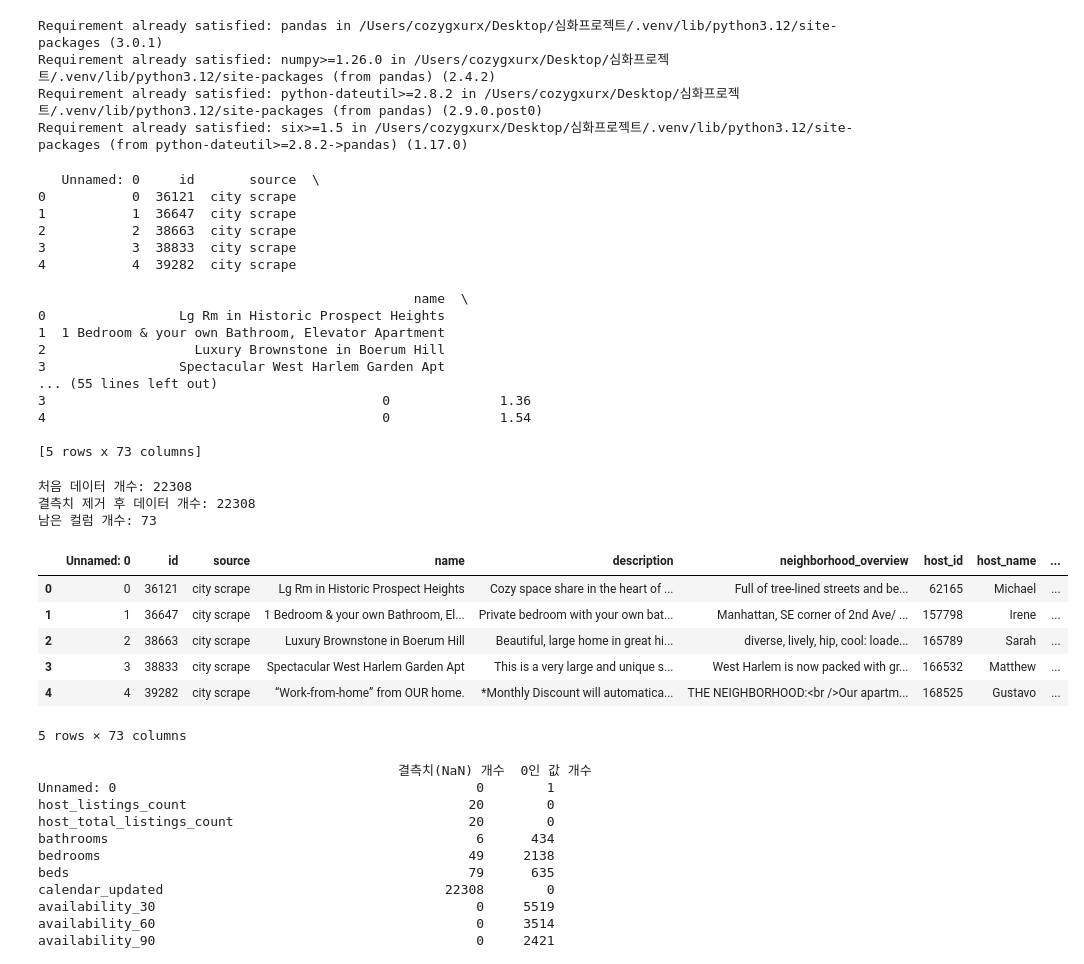
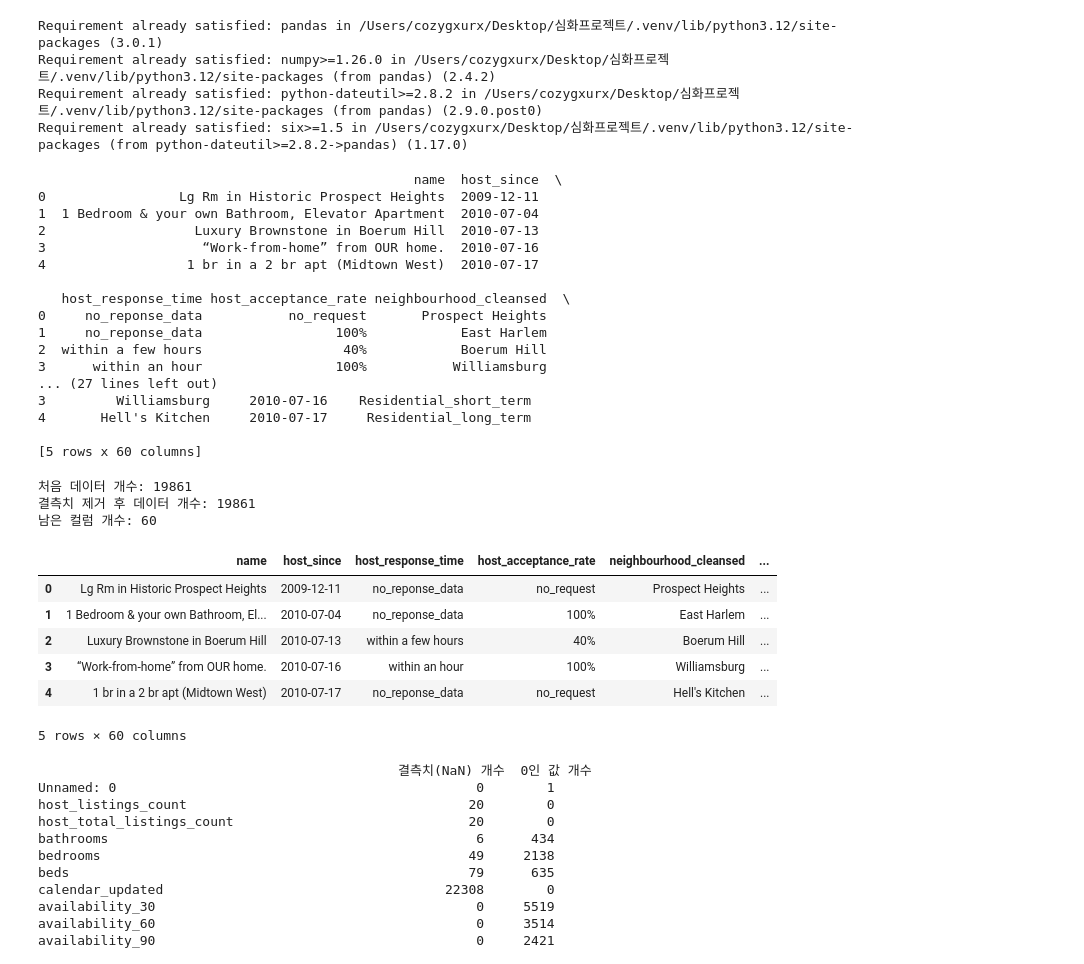
Before and after one commit to motimit/second_project, a Jupyter notebook: Kyuri_EDA/project_han.ipynb, the cells around one changed output. Drawn from its saved outputs; the diff is of its cells as text; code cells hidden in the pictures.

```diff
--- a/Kyuri_EDA/project_han.ipynb
+++ b/Kyuri_EDA/project_han.ipynb
@@ -8,57 +8,52 @@ Requirement already satisfied: six>=1.5 in /Users/cozygxurx/Desktop/심ᄒ
 # %%
 import pandas as pd
 
-df = pd.read_csv('2025_Airbnb_NYC_listings.csv')
+df = pd.read_csv('../공유/final_cleaned_airbnb.csv')
 print(df.head())
 # %% [output]
-   Unnamed: 0     id       source  \
-0           0  36121  city scrape
-1           1  36647  city scrape
-2           2  38663  city scrape
-3           3  38833  city scrape
-4           4  39282  city scrape
+                                                name  host_since  \
+0                 Lg Rm in Historic Prospect Heights  2009-12-11
+1  1 Bedroom & your own Bathroom, Elevator Apartment  2010-07-04
+2                   Luxury Brownstone in Boerum Hill  2010-07-13
+3                    “Work-from-home” from OUR home.  2010-07-16
+4                  1 br in a 2 br apt (Midtown West)  2010-07-17
 
-                                                name  \
-0                 Lg Rm in Historic Prospect Heights
-1  1 Bedroom & your own Bathroom, Elevator Apartment
-2                   Luxury Brownstone in Boerum Hill
-3                 Spectacular West Harlem Garden Apt
-... (55 lines left out)
-3                                           0              1.36
-4                                           0              1.54
+   host_response_time host_acceptance_rate neighbourhood_cleansed  \
+0     no_reponse_data           no_request       Prospect Heights
+1     no_reponse_data                 100%            East Harlem
+2  within a few hours                  40%            Boerum Hill
+3      within an hour                 100%           Williamsburg
+... (27 lines left out)
+3         Williamsburg     2010-07-16    Residential_short_term
+4       Hell's Kitchen     2010-07-17     Residential_long_term
 
-[5 rows x 73 columns]
+[5 rows x 60 columns]
 # %%
-df = pd.read_csv('2025_Airbnb_NYC_listings.csv')
-
-#price 숫자형으로 먼저 변환
-df['price'] = df['price'].str.replace('$', '').str.replace(',', '').astype(float)
-
 #A: 중요한 컬럼(이름, 호스트명, 가격)이 없는 행은 삭제
 df_cleaned = df.dropna(subset=['name', 'price'])
 
 #B: 너무 비어있는 컬럼(예: neighborhood_overview 등)은 컬럼 자체를 삭제 / 데이터의 50% 이상이 비어있는 컬럼 삭제
 #df_cleaned = df_cleaned.dropna(thresh=len(df_cleaned)*0.5, axis=1)
 
 #C: 숫자형 데이터 중 남은 결측치는 0으로 채우기
 num = df_cleaned.select_dtypes(include=['number']).columns
 df_cleaned[num] = df_cleaned[num].fillna(0)
 
 print(f"처음 데이터 개수: {len(df)}")
 print(f"결측치 제거 후 데이터 개수: {len(df_cleaned)}")
 print(f"남은 컬럼 개수: {len(df_cleaned.columns)}")
 
 #정제 데이터 확인
 display(df_cleaned.head())
 # %% [output]
-처음 데이터 개수: 22308
-결측치 제거 후 데이터 개수: 22308
-남은 컬럼 개수: 73
+처음 데이터 개수: 19861
+결측치 제거 후 데이터 개수: 19861
+남은 컬럼 개수: 60
-|  | Unnamed: 0 | id | source | name | description | neighborhood_overview | host_id | host_name | ... |
-| 0 | 0 | 36121 | city scrape | Lg Rm in Historic Prospect Heights | Cozy space share in the heart of ... | Full of tree-lined streets and be... | 62165 | Michael | ... |
-| 1 | 1 | 36647 | city scrape | 1 Bedroom & your own Bathroom, El... | Private bedroom with your own bat... | Manhattan, SE corner of 2nd Ave/ ... | 157798 | Irene | ... |
-| 2 | 2 | 38663 | city scrape | Luxury Brownstone in Boerum Hill | Beautiful, large home in great hi... | diverse, lively, hip, cool: loade... | 165789 | Sarah | ... |
-| 3 | 3 | 38833 | city scrape | Spectacular West Harlem Garden Apt | This is a very large and unique s... | West Harlem is now packed with gr... | 166532 | Matthew | ... |
-| 4 | 4 | 39282 | city scrape | “Work-from-home” from OUR home. | *Monthly Discount will automatica... | THE NEIGHBORHOOD:<br />Our apartm... | 168525 | Gustavo | ... |
+|  | name | host_since | host_response_time | host_acceptance_rate | neighbourhood_cleansed | ... |
+| 0 | Lg Rm in Historic Prospect Heights | 2009-12-11 | no_reponse_data | no_request | Prospect Heights | ... |
+| 1 | 1 Bedroom & your own Bathroom, El... | 2010-07-04 | no_reponse_data | 100% | East Harlem | ... |
+| 2 | Luxury Brownstone in Boerum Hill | 2010-07-13 | within a few hours | 40% | Boerum Hill | ... |
+| 3 | “Work-from-home” from OUR home. | 2010-07-16 | within an hour | 100% | Williamsburg | ... |
+| 4 | 1 br in a 2 br apt (Midtown West) | 2010-07-17 | no_reponse_data | no_request | Hell's Kitchen | ... |
-5 rows × 73 columns
+5 rows × 60 columns
 # %%
```
Also changed, not shown: parts of 3 cells of this notebook, 2 other files.
